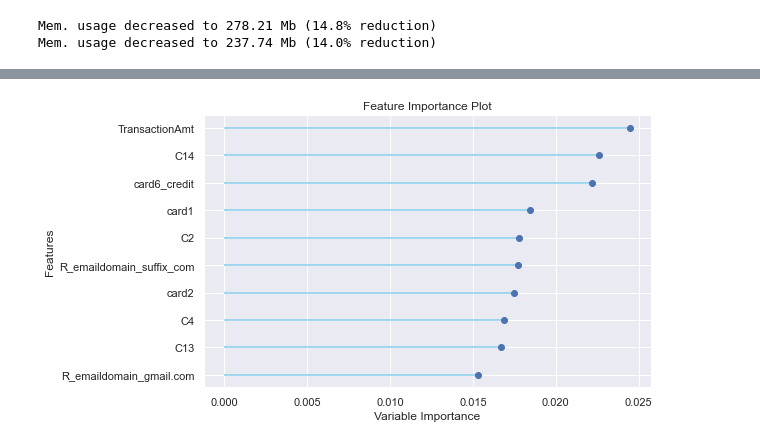
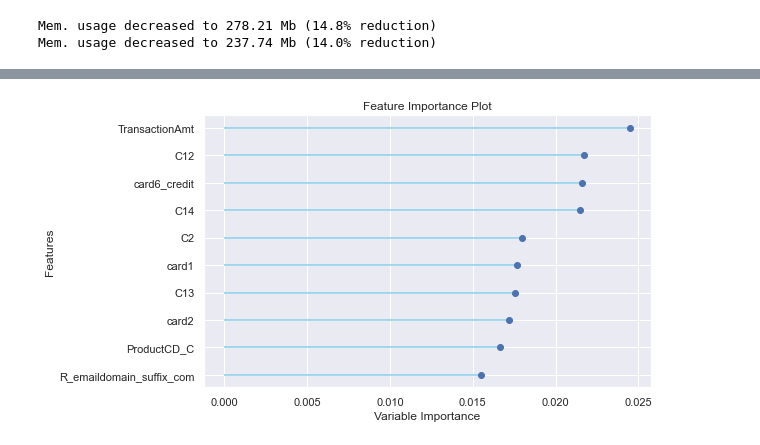
Before and after one commit to xiliang0815/Data-Science-Portfolio, a Jupyter notebook: fraud detection git/ieee-fraud-detection/workbook.ipynb, the cells around one changed output, grey strips where cells are left out. Drawn from its saved outputs; the diff is of its cells as text; code cells hidden in the pictures.

```diff
--- a/fraud detection git/ieee-fraud-detection/workbook.ipynb
+++ b/fraud detection git/ieee-fraud-detection/workbook.ipynb
@@ -1002,0 +948,2 @@ et = create_model('et')
+# %%
+baseline01 = create_model('catboost')
@@ -1002,0 +964,2 @@ et = create_model('et')
+# %%
+baseline01_tuned = tune_model(baseline01, optimize='AUC')
@@ -1003,5 +980,5 @@ et = create_model('et')
 # %%
-plot_model(et, 'feature')
+plot_model(baseline01_tuned, 'feature')
 # %% [output]
-[figure, old version]
+[figure, new version]
 # %%
```
Also changed, not shown: parts of 17 cells of this notebook, 3 other files.
